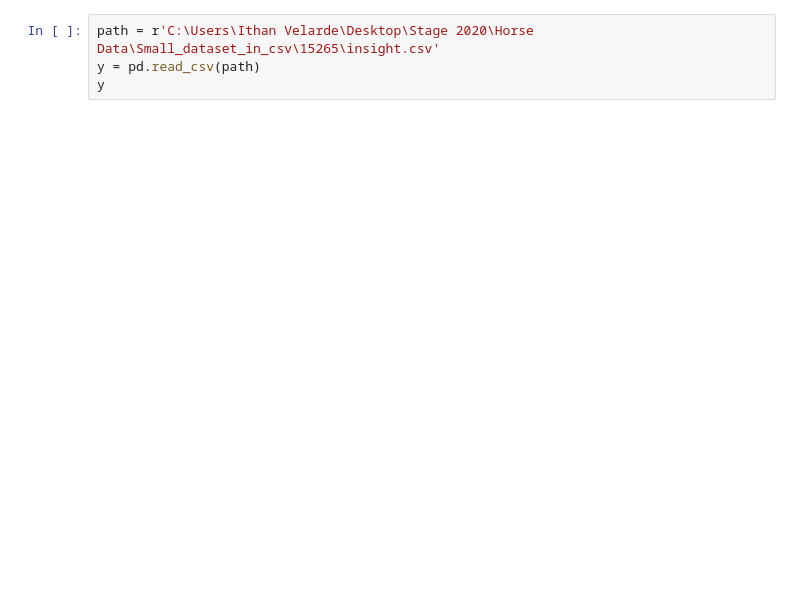
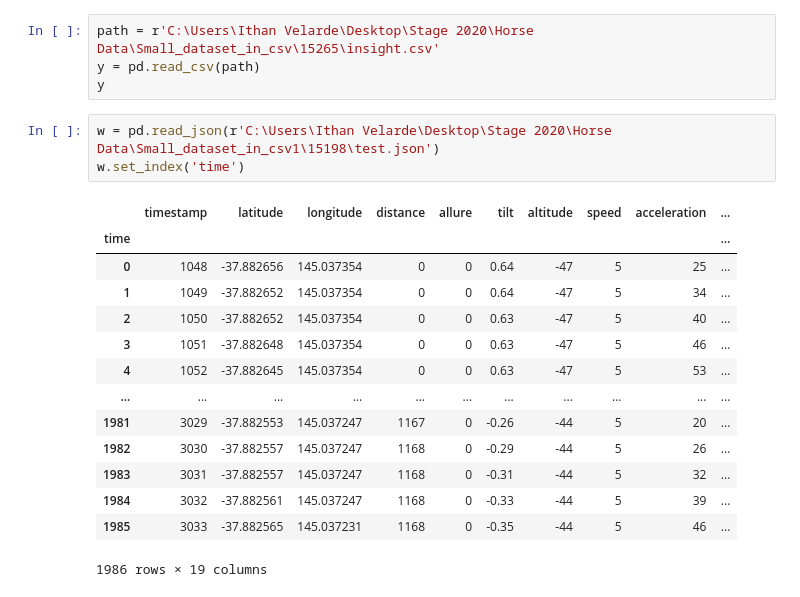
Before and after one commit to Ithanvelreq/Stage-2020, a Jupyter notebook: Data visualisation.ipynb, the cells around one changed output. Saved outputs shown, nothing was run; the diff lists cells and outputs as text; blank space fills up the shorter version.

```diff
--- a/Data visualisation.ipynb
+++ b/Data visualisation.ipynb
@@ -33,3 +41,21 @@ x.plot(x='timestamp', y='lo_cardio')
 path = r'C:\Users\Ithan Velarde\Desktop\Stage 2020\Horse Data\Small_dataset_in_csv\15265\insight.csv'
 y = pd.read_csv(path)
 y
+# %%
+w = pd.read_json(r'C:\Users\Ithan Velarde\Desktop\Stage 2020\Horse Data\Small_dataset_in_csv1\15198\test.json')
+w.set_index('time')
+# %% [output]
+|  | timestamp | latitude | longitude | distance | allure | tilt | altitude | speed | acceleration | ... |
+| time |  |  |  |  |  |  |  |  |  | ... |
+| 0 | 1048 | -37.882656 | 145.037354 | 0 | 0 | 0.64 | -47 | 5 | 25 | ... |
+| 1 | 1049 | -37.882652 | 145.037354 | 0 | 0 | 0.64 | -47 | 5 | 34 | ... |
+| 2 | 1050 | -37.882652 | 145.037354 | 0 | 0 | 0.63 | -47 | 5 | 40 | ... |
+| 3 | 1051 | -37.882648 | 145.037354 | 0 | 0 | 0.63 | -47 | 5 | 46 | ... |
+| 4 | 1052 | -37.882645 | 145.037354 | 0 | 0 | 0.63 | -47 | 5 | 53 | ... |
+| ... | ... | ... | ... | ... | ... | ... | ... | ... | ... | ... |
+| 1981 | 3029 | -37.882553 | 145.037247 | 1167 | 0 | -0.26 | -44 | 5 | 20 | ... |
+| 1982 | 3030 | -37.882557 | 145.037247 | 1168 | 0 | -0.29 | -44 | 5 | 26 | ... |
+| 1983 | 3031 | -37.882557 | 145.037247 | 1168 | 0 | -0.31 | -44 | 5 | 32 | ... |
+| 1984 | 3032 | -37.882561 | 145.037247 | 1168 | 0 | -0.33 | -44 | 5 | 39 | ... |
+| 1985 | 3033 | -37.882565 | 145.037231 | 1168 | 0 | -0.35 | -44 | 5 | 46 | ... |
+1986 rows × 19 columns
```
Also changed, not shown: parts of 3 cells of this notebook, 3 other files.
